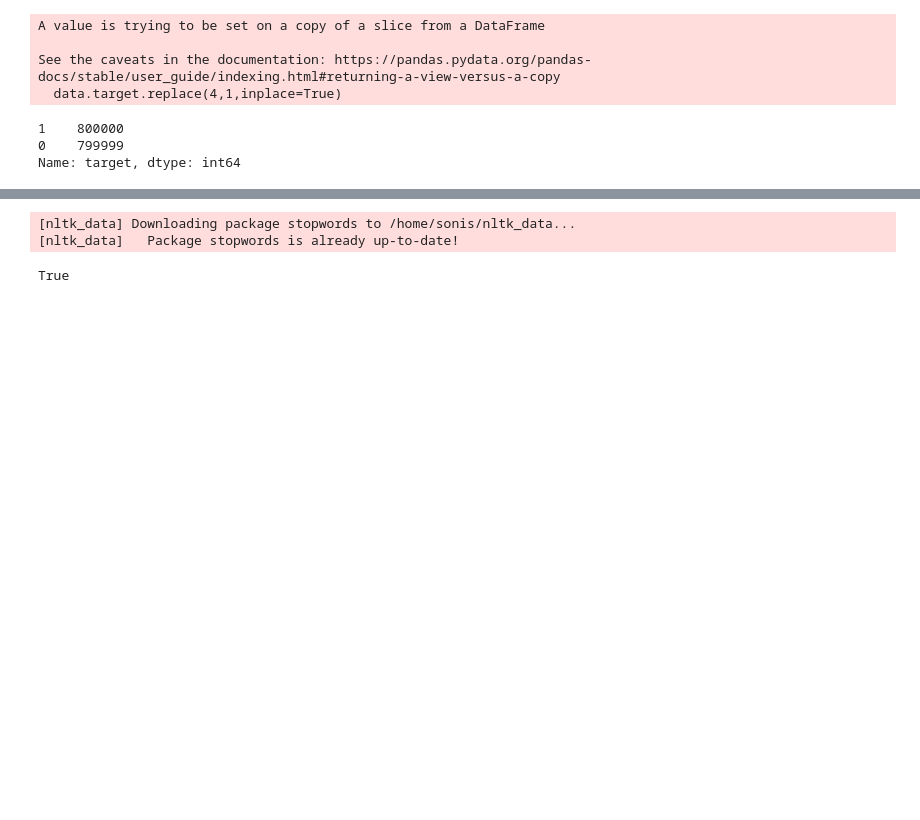
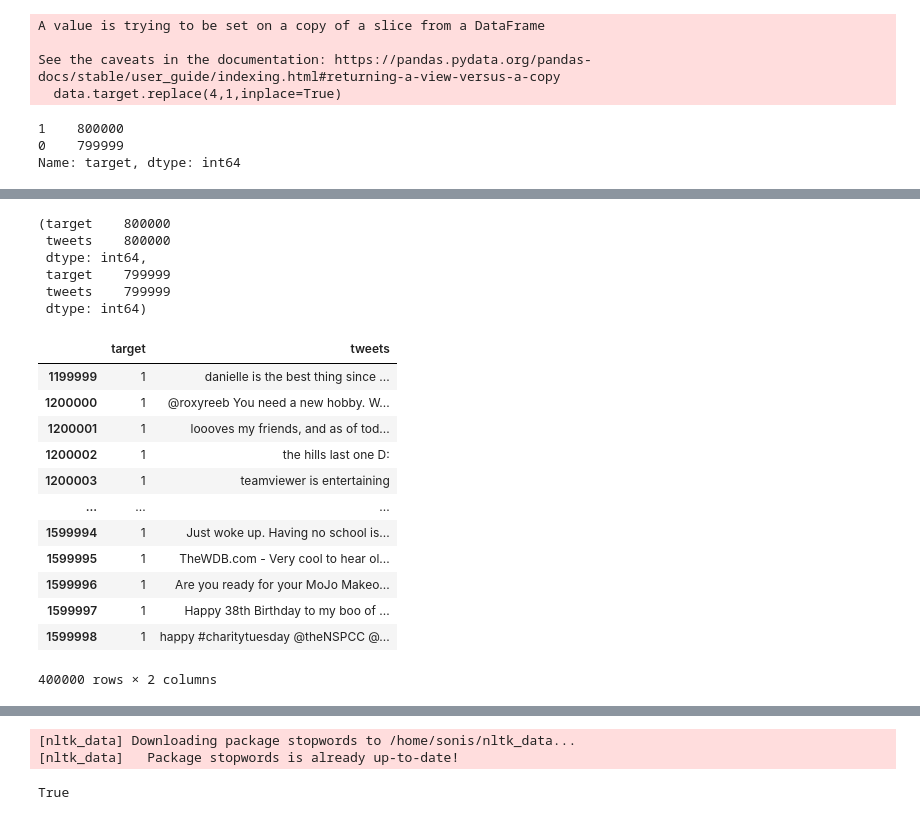
Before and after one commit to Sonish-Maharjan-2014/machine_learning, a Jupyter notebook: Twitter_sentiments.ipynb, the cells around one changed output, grey strips where cells are left out. Cells and saved outputs as stored; diff of their text form; code cells hidden in the pictures; blank space fills up the shorter version.

```diff
--- a/Twitter_sentiments.ipynb
+++ b/Twitter_sentiments.ipynb
@@ -63,0 +42,4 @@ Name: target, dtype: int64
+# %%
+pos = data[data['target']==1]
+neg = data[data['target']==0]
+pos.head(),neg.head()
@@ -63,0 +59,30 @@ Name: target, dtype: int64
+# %%
+pos.count(),neg.count()
+# %% [output]
+(target    800000
+ tweets    800000
+ dtype: int64,
+ target    799999
+ tweets    799999
+ dtype: int64)
+# %%
+train_pos = pos[400000:]
+test_pos = pos[:400000]
+train_neg = neg[400000:]
+test_neg = neg[:400000]
+# %%
+train_pos
+# %% [output]
+|  | target | tweets |
+| 1199999 | 1 | danielle is the best thing since ... |
+| 1200000 | 1 | @roxyreeb You need a new hobby. W... |
+| 1200001 | 1 | loooves my friends, and as of tod... |
+| 1200002 | 1 | the hills last one D: |
+| 1200003 | 1 | teamviewer is entertaining |
+| ... | ... | ... |
+| 1599994 | 1 | Just woke up. Having no school is... |
+| 1599995 | 1 | TheWDB.com - Very cool to hear ol... |
+| 1599996 | 1 | Are you ready for your MoJo Makeo... |
+| 1599997 | 1 | Happy 38th Birthday to my boo of ... |
+| 1599998 | 1 | happy #charitytuesday @theNSPCC @... |
+400000 rows × 2 columns
```
Also changed, not shown: parts of 42 cells of this notebook.
